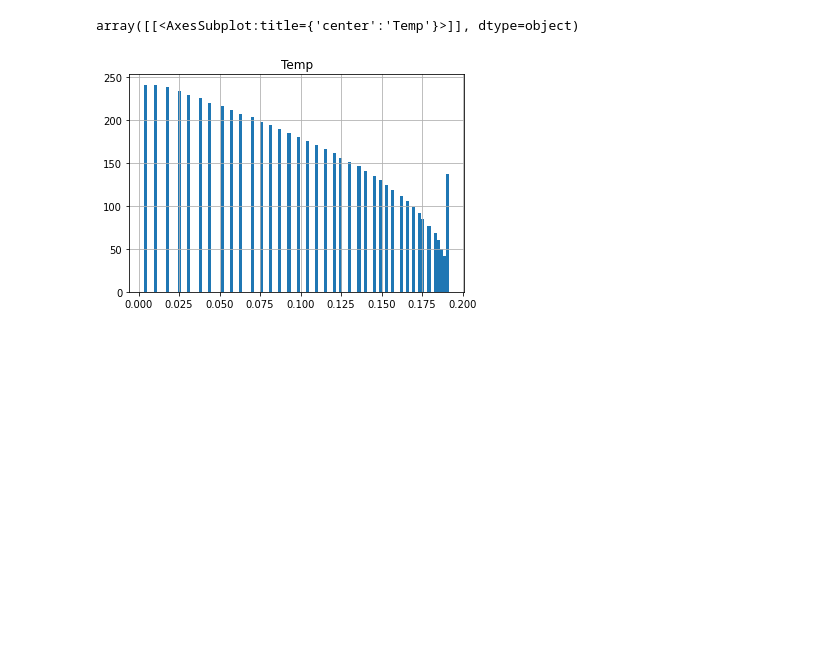
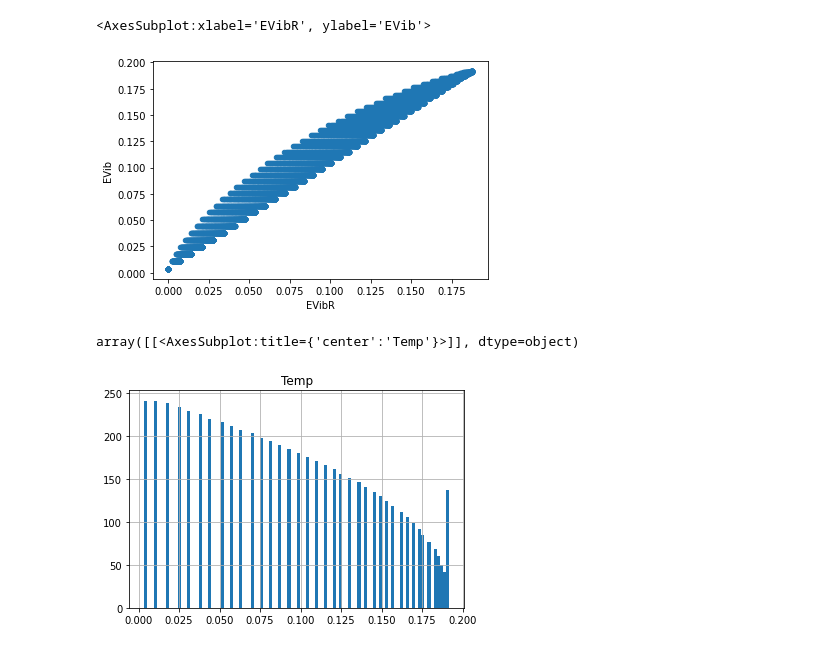
Before and after one commit to simoneventuri/SurQCT, a Jupyter notebook: scripts/preprocessing/Preprocess_Variables.ipynb, the cells around one changed output. Drawn from its saved outputs; the diff is of its cells as text; code cells hidden in the pictures; blank space fills up the shorter version.

```diff
--- a/scripts/preprocessing/Preprocess_Variables.ipynb
+++ b/scripts/preprocessing/Preprocess_Variables.ipynb
@@ -110,3 +131,8 @@ array([[<AxesSubplot:title={'center':'Temp'}>]], dtype=object)
+# %%
+LevelsData.plot.scatter('EVibR', 'EVib')
+# %% [output]
+<AxesSubplot:xlabel='EVibR', ylabel='EVib'>
+[figure, added]
 # %%
 ### EVib
 
```
Also changed, not shown: parts of 4 cells of this notebook, 5 other files.
